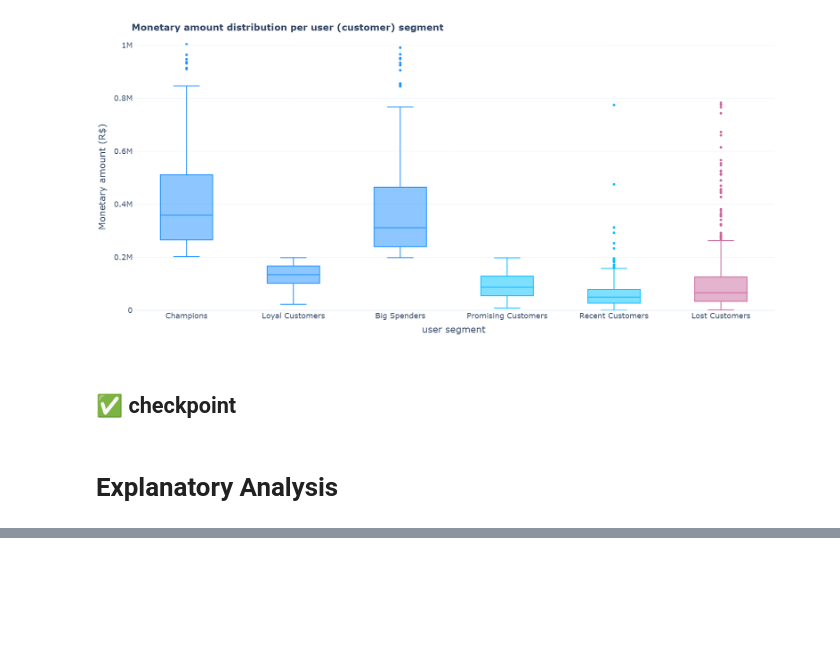
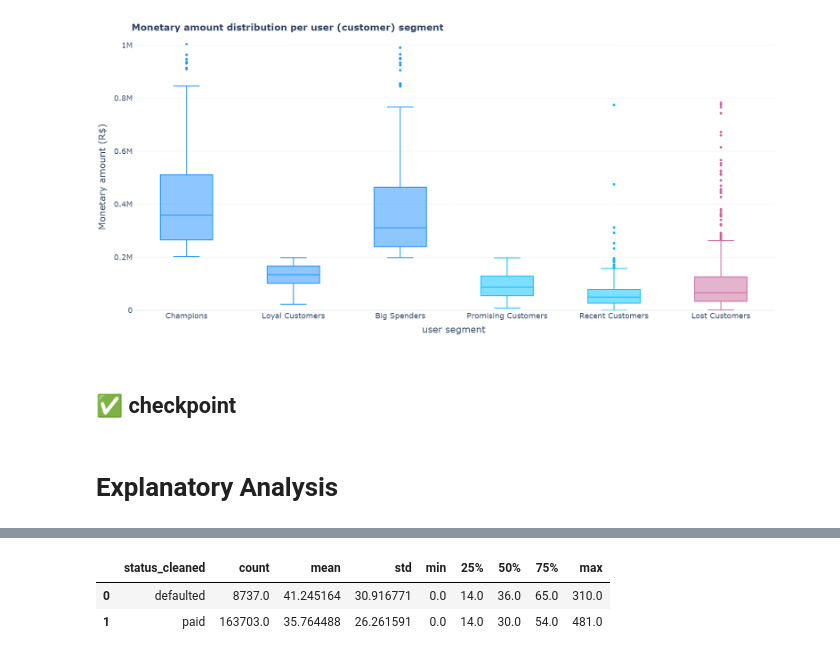
Before and after one commit to lamproslntz/loan-repayment-analysis, a Jupyter notebook: notebooks/data_analysis.ipynb, the cells around one changed output, grey strips where cells are left out. Drawn from its saved outputs; the diff is of its cells as text; code cells hidden in the pictures; blank space fills up the shorter version.

```diff
--- a/notebooks/data_analysis.ipynb
+++ b/notebooks/data_analysis.ipynb
@@ -1051,3 +1017,19 @@ df_users_segments = df_users[["user_id", "rfm_segment_desc"]]
 df_users_segments.to_pickle("../data/processed/df_users_segments.pkl")
 # %% [markdown]
 # Explanatory Analysis
+# %%
+df_loans = df_loans[["id", "user_id", "amount_bin", "due_amount_bin", "interest_rate_bin"]]
+
+df_users = df_users[["user_id", "median_basket", "avg_intallments", "avg_lag_transaction",
+                     "rate_denied", "rate_transactions_installment", "rate_credit_debit",
+                     "credit_debit_preference", "ratio_online_person", "online_person_preference", "rfm_segment_desc"]]
+
+df_loans_users = df_loans.merge(df_users, how="left", on="user_id").rename(columns={"id": "loan_id", "amount": "loan_amount"})
+# %%
+df_loan_repayments = df_loan_repayments[["id", "loan_id", "type", "amount", "status_cleaned",
+                                         "days_since_loan_created", "days_since_due_date",
+                                         "due_date_exceeded", "days_lag_repayment", "num_late_repayments"]]
+
+df_loan_repayments = df_loan_repayments.rename(columns={"id": "repayment_id", "amount": "repayment_amount"})
+
+df_data = df_loan_repayments.merge(df_loans_users, how="left", on="loan_id")
@@ -1053,0 +1198,6 @@ df_users_segments.to_pickle("../data/processed/df_users_segments.pkl")
+# %%
+df_data.groupby("status_cleaned", as_index=False)["days_since_loan_created"].describe()
+# %% [output]
+|  | status_cleaned | count | mean | std | min | 25% | 50% | 75% | max |
+| 0 | defaulted | 8737.0 | 41.245164 | 30.916771 | 0.0 | 14.0 | 36.0 | 65.0 | 310.0 |
+| 1 | paid | 163703.0 | 35.764488 | 26.261591 | 0.0 | 14.0 | 30.0 | 54.0 | 481.0 |
```
Also changed, not shown: parts of 38 cells of this notebook, 9 other files.
